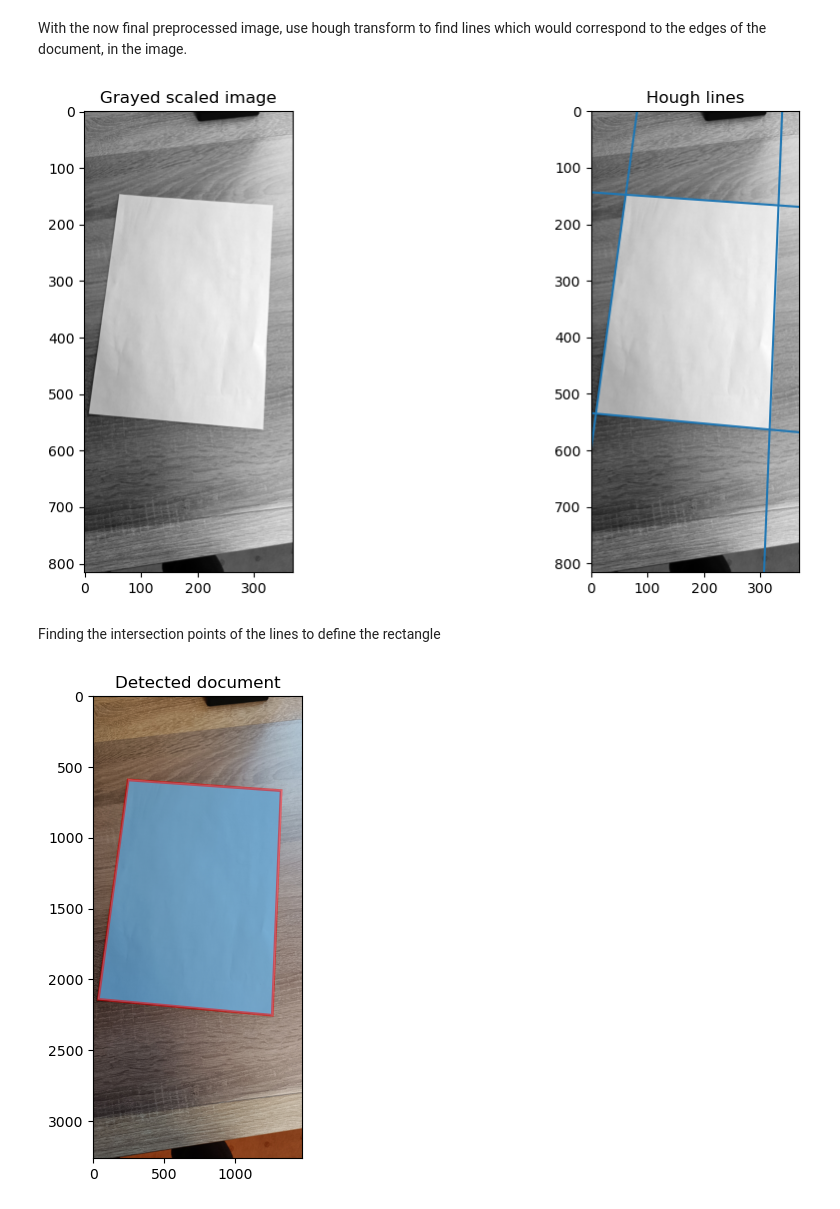
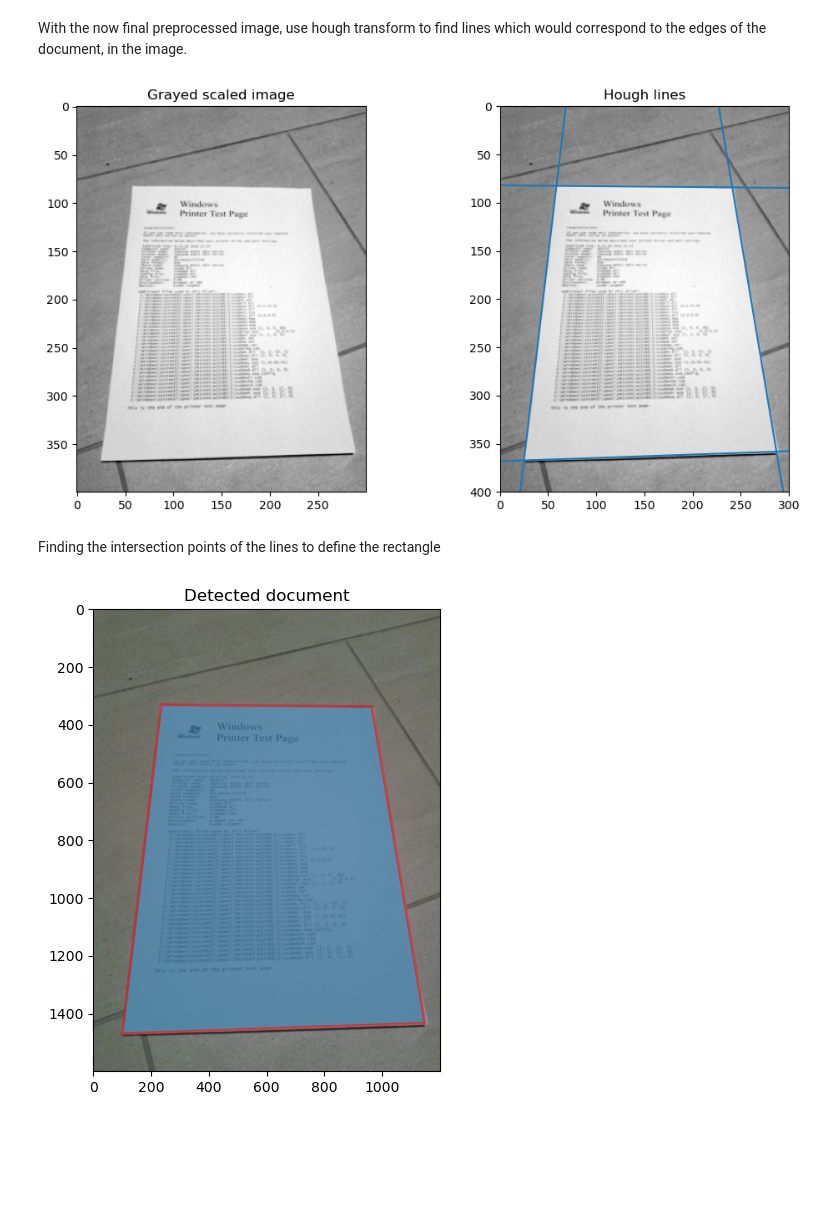
Before and after one commit to Der-Penz/DocumentScanner, a Jupyter notebook: dep/documentScanner.ipynb, the cells around one changed output. Saved outputs shown, nothing was run; the diff lists cells and outputs as text; code cells hidden in the pictures; blank space fills up the shorter version.

```diff
--- a/dep/documentScanner.ipynb
+++ b/dep/documentScanner.ipynb
@@ -28,7 +25,7 @@ import numpy as np
 Read the image and scale it down to reduce computational expences
 # %%
 scaling_factor = .25
-img_path = "../images/example_1.jpg"
+img_path = "../images/example_0.jpg"
 # %%
 img = imread(img_path)
 working_img = rescale(img, scaling_factor, channel_axis=2)
@@ -72,25 +69,25 @@ for _, angle, dist in zip(*hough_line_peaks(h, theta, d, num_peaks=4, threshold=
     ax[1].axline((x0, y0), slope=slope)
     hough_lines.append((x0, y0, slope))
 # %% [output]
-[figure, old version]
+[figure, new version]
 # %% [markdown]
 Finding the intersection points of the lines to define the rectangle
 # %%
 from geometry import line_intersections, rescale_point
 
 intersections = line_intersections(hough_lines)
 
 # filter out intersection points which are not in the image
-y, x = working_img.shape
-intersections = [inter for inter in intersections if 0 <= inter[0][0] <= x and 0 <= inter[0][1] <= y ]
+center_y, center_x = working_img.shape
+intersections = [inter for inter in intersections if 0 <= inter[0][0] <= center_x and 0 <= inter[0][1] <= center_y ]
 
 
-#get the corner points in the correct order
+#get the corner points in counter clockwise order starting form 3. Quadrant (bottom left)
 corners = [rescale_point(point[0], working_img.shape, img.shape[:-1]) for point in intersections]
 corners_x, corners_y = np.array(list(zip(*corners)))
 order = np.argsort(np.arctan2(corners_y - corners_y.mean(), corners_x - corners_x.mean()))
 
 fig, ax = plot_images([(img, "Detected document", plt.cm.gray)], figsize=(12,6))
 _ = ax[0].fill(corners_x[order], corners_y[order], fill="b", edgecolor="r", alpha= .5, linewidth=2)
 # %% [output]
-[figure, old version]
+[figure, new version]
```
Also changed, not shown: parts of 11 cells of this notebook, 2 other files.
